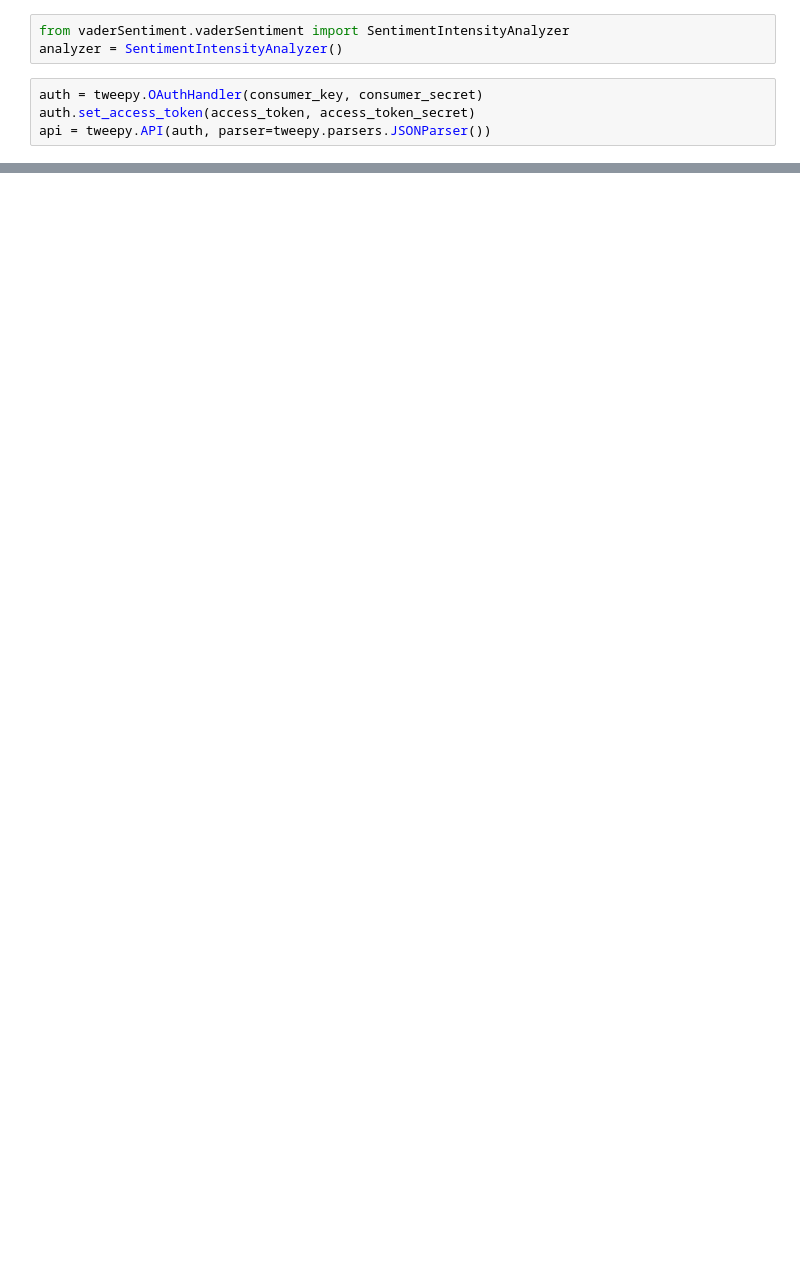
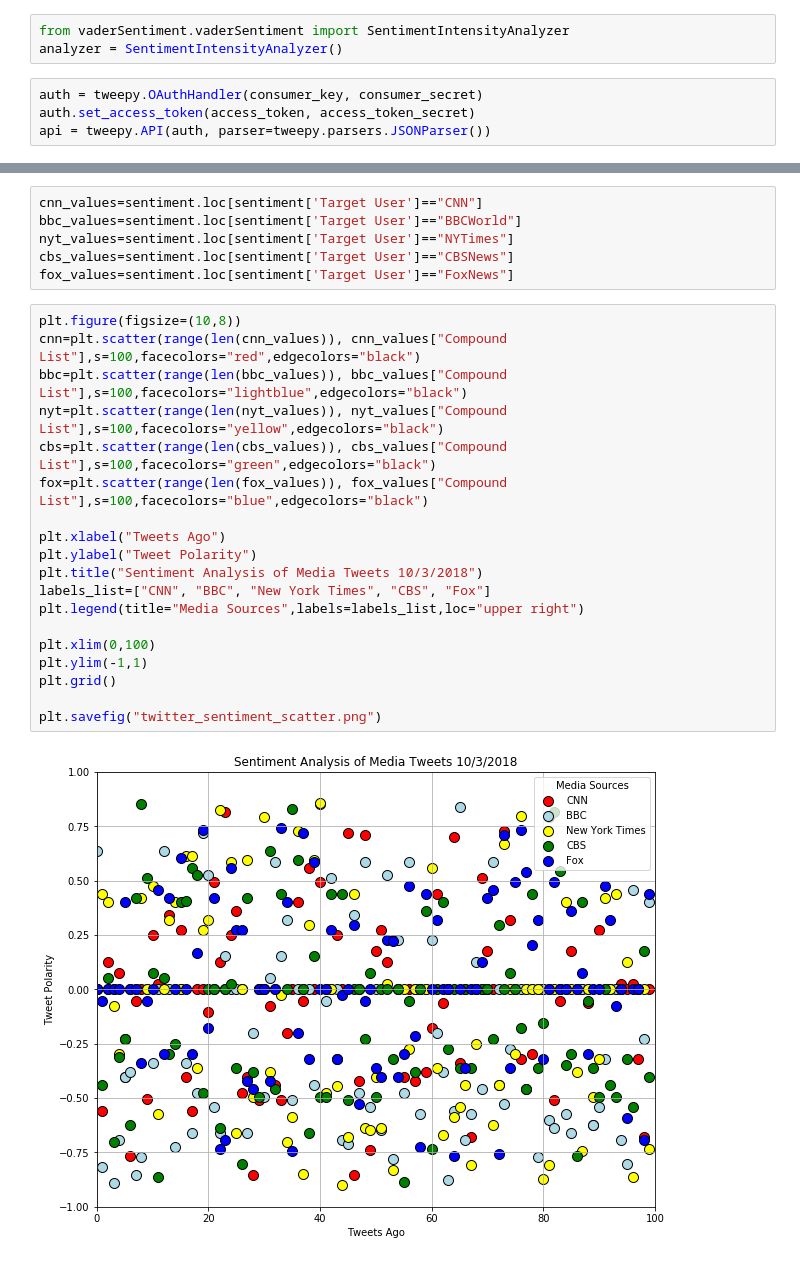
Before and after one commit to zovel/Sentiment_Analysis, a Jupyter notebook: News Mood.ipynb, the cells around one changed output, grey strips where cells are left out. Drawn from its saved outputs; the diff is of its cells as text; blank space fills up the shorter version.

```diff
--- a/News Mood.ipynb
+++ b/News Mood.ipynb
@@ -248,0 +58,27 @@ plt.show()
+# %%
+cnn_values=sentiment.loc[sentiment['Target User']=="CNN"]
+bbc_values=sentiment.loc[sentiment['Target User']=="BBCWorld"]
+nyt_values=sentiment.loc[sentiment['Target User']=="NYTimes"]
+cbs_values=sentiment.loc[sentiment['Target User']=="CBSNews"]
+fox_values=sentiment.loc[sentiment['Target User']=="FoxNews"]
+# %%
+plt.figure(figsize=(10,8))
+cnn=plt.scatter(range(len(cnn_values)), cnn_values["Compound List"],s=100,facecolors="red",edgecolors="black")
+bbc=plt.scatter(range(len(bbc_values)), bbc_values["Compound List"],s=100,facecolors="lightblue",edgecolors="black")
+nyt=plt.scatter(range(len(nyt_values)), nyt_values["Compound List"],s=100,facecolors="yellow",edgecolors="black")
+cbs=plt.scatter(range(len(cbs_values)), cbs_values["Compound List"],s=100,facecolors="green",edgecolors="black")
+fox=plt.scatter(range(len(fox_values)), fox_values["Compound List"],s=100,facecolors="blue",edgecolors="black")
+
+plt.xlabel("Tweets Ago")
+plt.ylabel("Tweet Polarity")
+plt.title("Sentiment Analysis of Media Tweets 10/3/2018")
+labels_list=["CNN", "BBC", "New York Times", "CBS", "Fox"]
+plt.legend(title="Media Sources",labels=labels_list,loc="upper right")
+
+plt.xlim(0,100)
+plt.ylim(-1,1)
+plt.grid()
+
+plt.savefig("twitter_sentiment_scatter.png")
+# %% [output]
+[figure, added]
```
Also changed, not shown: parts of 12 cells of this notebook, 3 other files.
